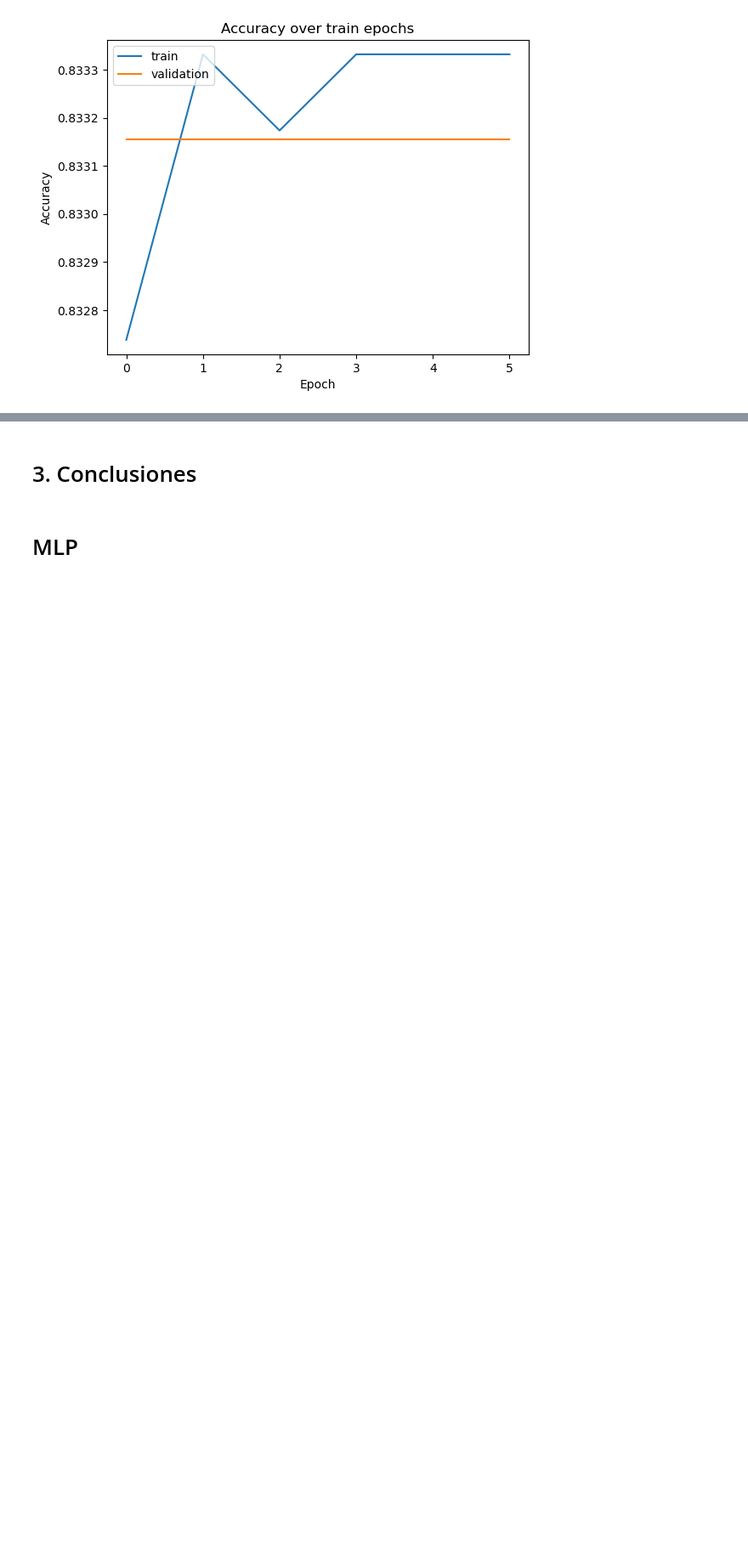
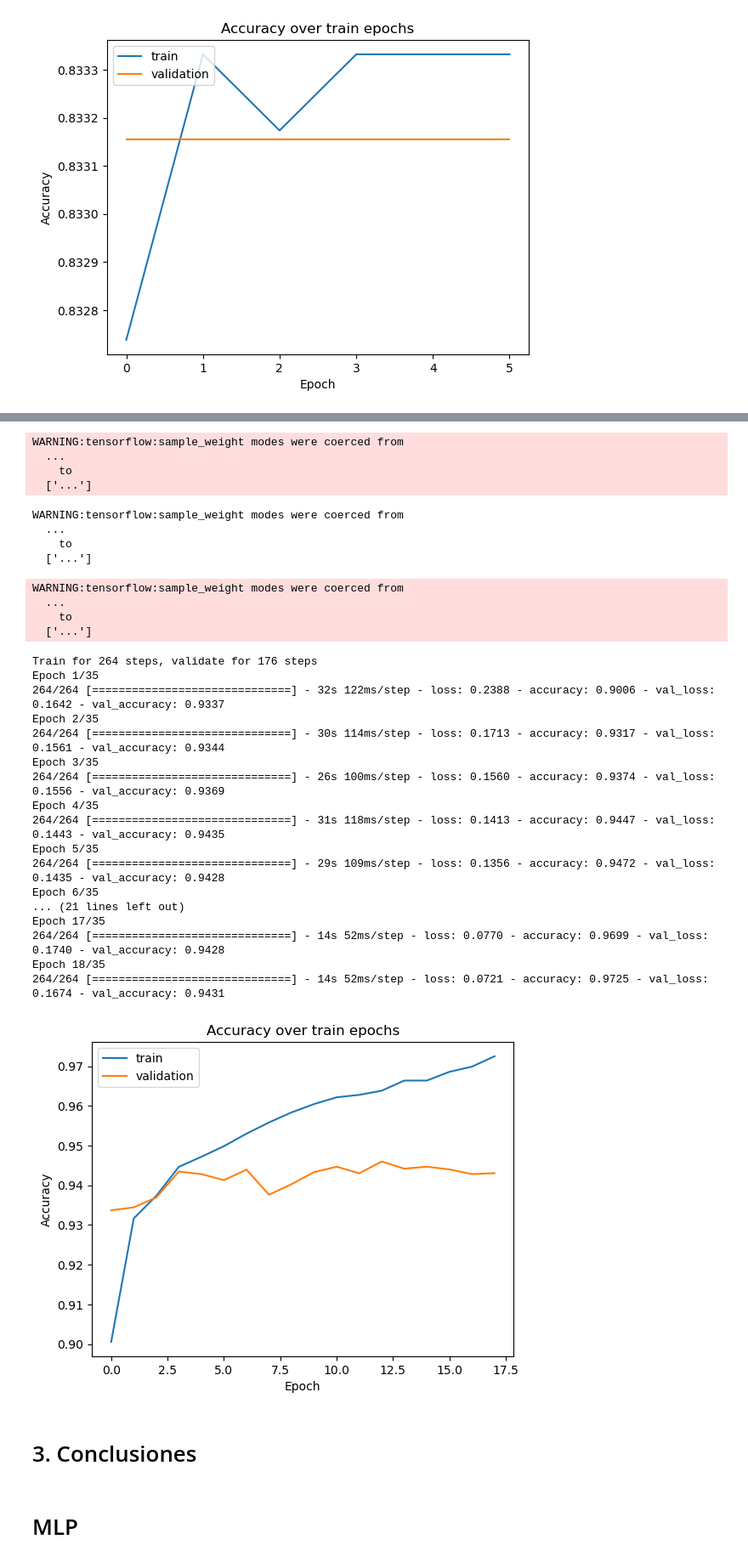
Before and after one commit to juancarignano/tp2_ML, a Jupyter notebook: tp2_places.ipynb, the cells around one changed output, grey strips where cells are left out. Shown at 85% size. Cells and saved outputs as stored; diff of their text form; code cells hidden in the pictures; blank space fills up the shorter version.

```diff
--- a/tp2_places.ipynb
+++ b/tp2_places.ipynb
@@ -1441,0 +1446,48 @@ Epoch 6/15
+# %%
+#V5, capas originales + droput
+pretrained_model = VGG16(input_shape=input_shape, include_top=False)
+pretrained_model.trainable = False
+
+model = Sequential([
+    pretrained_model,
+
+    Flatten(),
+
+    Dense(100, activation='relu'),
+    Dropout(0.3),
+    Dense(100, activation='relu'),
+    Dropout(0.3),
+
+    Dense(len(TIPO_IMAGEN), activation='softmax'),
+])
+
+model.compile(
+    optimizer='adam',
+    loss='binary_crossentropy',
+    metrics=['accuracy',],
+)
+
+model.summary()
+
+# Callbacks
+early_stopping = EarlyStopping(monitor='val_accuracy', patience=5, restore_best_weights=True)
+checkpoint = ModelCheckpoint('best_model.h5', monitor='val_accuracy', save_best_only=True)
+reduce_lr = ReduceLROnPlateau(monitor='val_accuracy', factor=0.2, patience=3, min_lr=0.001)
+
+
+history = model.fit(
+    train_generator,
+    epochs=35,
+    validation_data=validation_generator,
+    callbacks=[early_stopping,checkpoint,reduce_lr]
+)
+
+# Graficar la precisión
+plt.plot(history.history['accuracy'], label='train')
+plt.plot(history.history['val_accuracy'], label='validation')
+plt.title('Accuracy over train epochs')
+plt.ylabel('Accuracy')
+plt.xlabel('Epoch')
+plt.legend(loc='upper left')
+plt.show()
+# %% [output]
@@ -1442,3 +1511,33 @@ Epoch 6/15
+WARNING:tensorflow:sample_weight modes were coerced from
+  ...
+    to
+  ['...']
+WARNING:tensorflow:sample_weight modes were coerced from
+  ...
+    to
+  ['...']
+WARNING:tensorflow:sample_weight modes were coerced from
+  ...
+    to
+  ['...']
+Train for 264 steps, validate for 176 steps
+Epoch 1/35
+264/264 [==============================] - 32s 122ms/step - loss: 0.2388 - accuracy: 0.9006 - val_loss: 0.1642 - val_accuracy: 0.9337
+Epoch 2/35
+264/264 [==============================] - 30s 114ms/step - loss: 0.1713 - accuracy: 0.9317 - val_loss: 0.1561 - val_accuracy: 0.9344
+Epoch 3/35
+264/264 [==============================] - 26s 100ms/step - loss: 0.1560 - accuracy: 0.9374 - val_loss: 0.1556 - val_accuracy: 0.9369
+Epoch 4/35
+264/264 [==============================] - 31s 118ms/step - loss: 0.1413 - accuracy: 0.9447 - val_loss: 0.1443 - val_accuracy: 0.9435
+Epoch 5/35
+264/264 [==============================] - 29s 109ms/step - loss: 0.1356 - accuracy: 0.9472 - val_loss: 0.1435 - val_accuracy: 0.9428
+Epoch 6/35
+... (21 lines left out)
+Epoch 17/35
+264/264 [==============================] - 14s 52ms/step - loss: 0.0770 - accuracy: 0.9699 - val_loss: 0.1740 - val_accuracy: 0.9428
+Epoch 18/35
+264/264 [==============================] - 14s 52ms/step - loss: 0.0721 - accuracy: 0.9725 - val_loss: 0.1674 - val_accuracy: 0.9431
+[figure, added]
 # %% [markdown]
 # 3. Conclusiones
 # %% [markdown]
```
Also changed, not shown: parts of 6 cells of this notebook.
